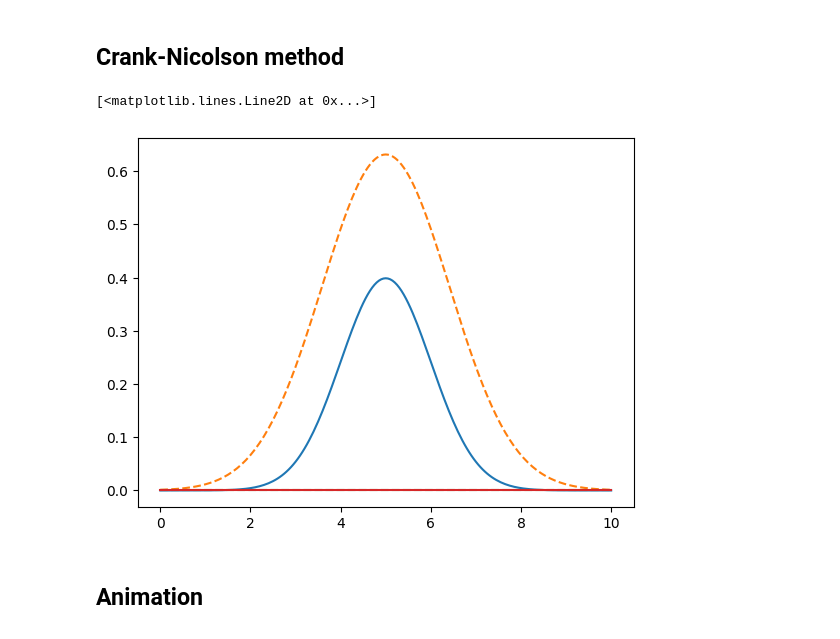
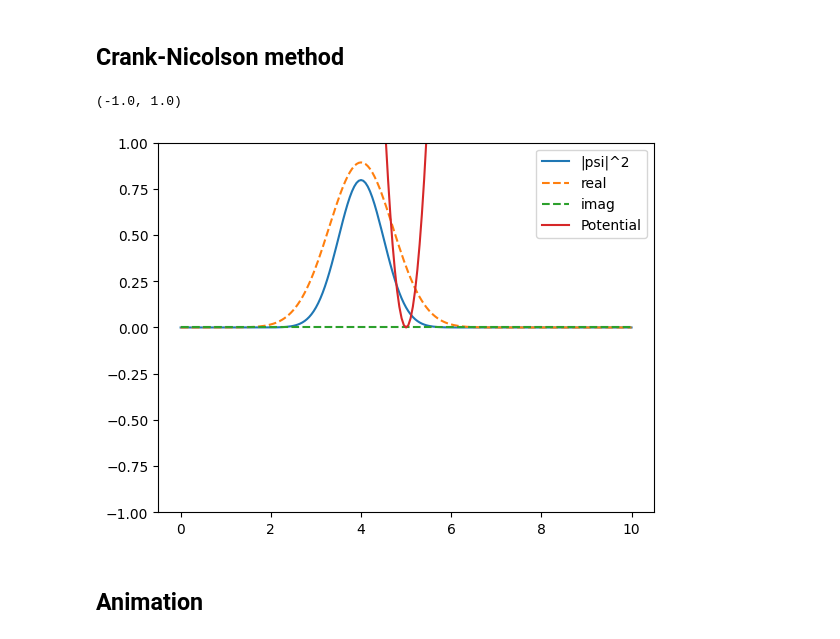
Before and after one commit to sushiTonpai/schrodinger, a Jupyter notebook: Time_dependent_schrodinger.ipynb, the cells around one changed output. Saved outputs shown, nothing was run; the diff lists cells and outputs as text; code cells hidden in the pictures.

Commit message:
add more plots

```diff
--- a/Time_dependent_schrodinger.ipynb
+++ b/Time_dependent_schrodinger.ipynb
@@ -192,22 +193,31 @@ def CMN(psi0,V):
     return psi
 # %%
 # psi0 as gaussian
-# psi = gen_gaussian(x, x0 = 5 , sigma = 1 , p0 = 0)
+psi = gen_gaussian(x, x0 = 4 , sigma = 1/2 , p0 = 0)
 
-#psi0 as sine
-psi = gen_sine(x,1)
-psi2 = gen_sine(x,2)
+# #psi0 as sine
+# psi = gen_sine(x,1)
+# psi2 = gen_sine(x,2)
 # potential init
-V0 = V_free_particle(x)
+V0 = V_harmonic(x,k= 10)
 # %%
-plt.plot(x, density(psi))
-plt.plot(x, psi.real, '--')
-plt.plot(x, psi.imag, '--')
+plt.plot(x, density(psi), label = '|psi|^2')
+plt.plot(x, psi.real, '--', label = 'real')
+plt.plot(x, psi.imag, '--', label = 'imag')
 
-plt.plot(x,V0)
+plt.plot(x,V0, label = 'Potential')
+plt.legend()
+plt.ylim(-1,1)
+# save plot
+# file_format = 'png'
+# file_name = f'Initial wave barrier'
+
+# directory = '/Users/Windows10/Desktop/schrodinger/animation'
+# output_file = os.path.join(directory, f'{file_name}.{file_format}')
+# plt.savefig(output_file)
 # %% [output]
-[<matplotlib.lines.Line2D at 0x...>]
+(-1.0, 1.0)
-[figure, old version]
+[figure, new version]
 # %%
 # simulation
 psi_m00 = simulation(psi.astype(complex),V0)
```
Also changed, not shown: parts of 7 cells of this notebook.
